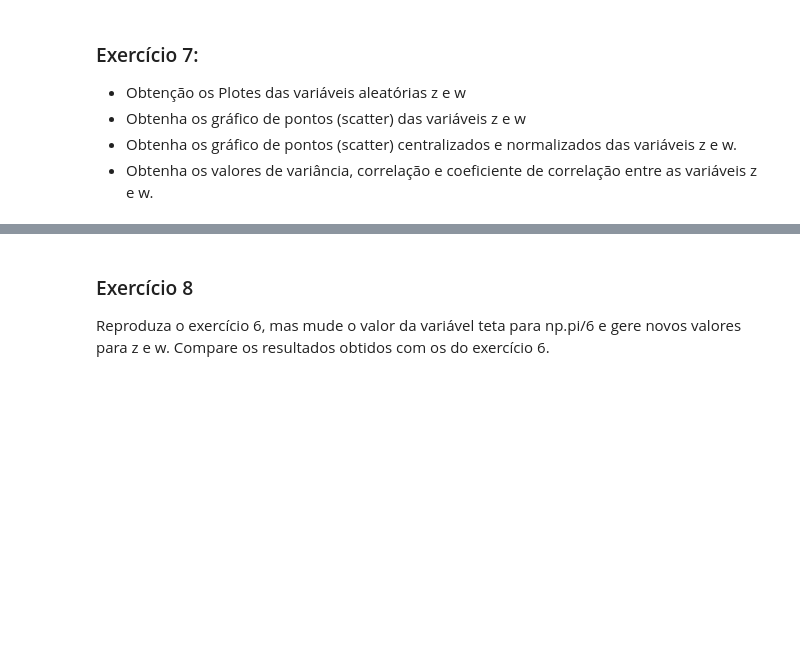
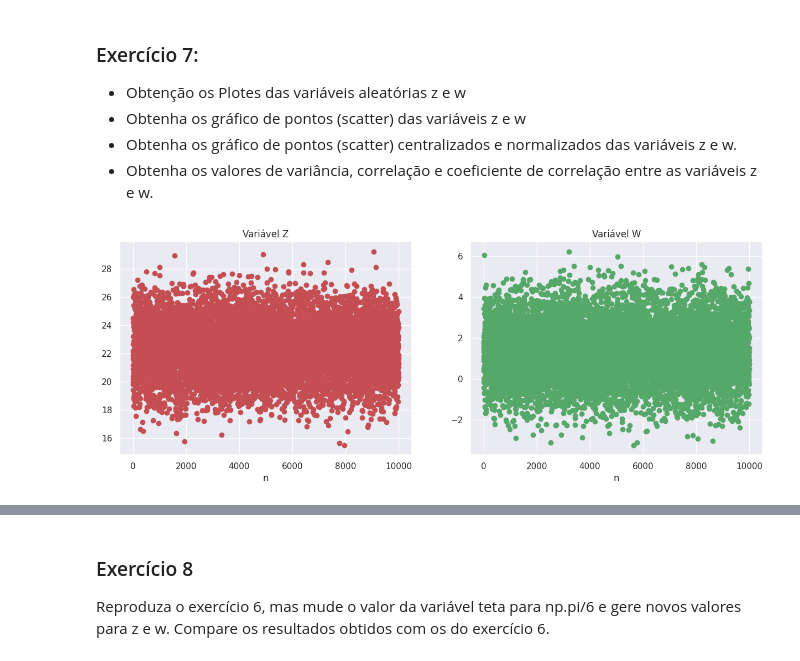
Before and after one commit to raphaelramosds/dc, a Jupyter notebook: Aulas/Aula08/notebook_aula08.ipynb, the cells around one changed output, grey strips where cells are left out. Saved outputs shown, nothing was run; the diff lists cells and outputs as text; code cells hidden in the pictures; blank space fills up the shorter version.

```diff
--- a/Aulas/Aula08/notebook_aula08.ipynb
+++ b/Aulas/Aula08/notebook_aula08.ipynb
@@ -603,2 +620,17 @@ Reescreva o programa do exercício anterior para outros valores de mx, my, sigma
+# %%
+# Exercício 7.a - Gráficos das variáveis z e w
+fig, ax = plt.subplots(1,2, figsize=(15,5))
+
+ax[0].plot(z, 'ro')
+ax[0].set_xlabel('n')
+ax[0].set_title('Variável Z')
+
+ax[1].plot(w, 'go')
+ax[1].set_xlabel('n')
+ax[1].set_title('Variável W')
+
+plt.show()
+# %% [output]
+[figure, added]
 # %%
 # Exercício 7.b - Gráficos de pontos das variáveis z e w
```
Also changed, not shown: parts of 38 cells of this notebook.
